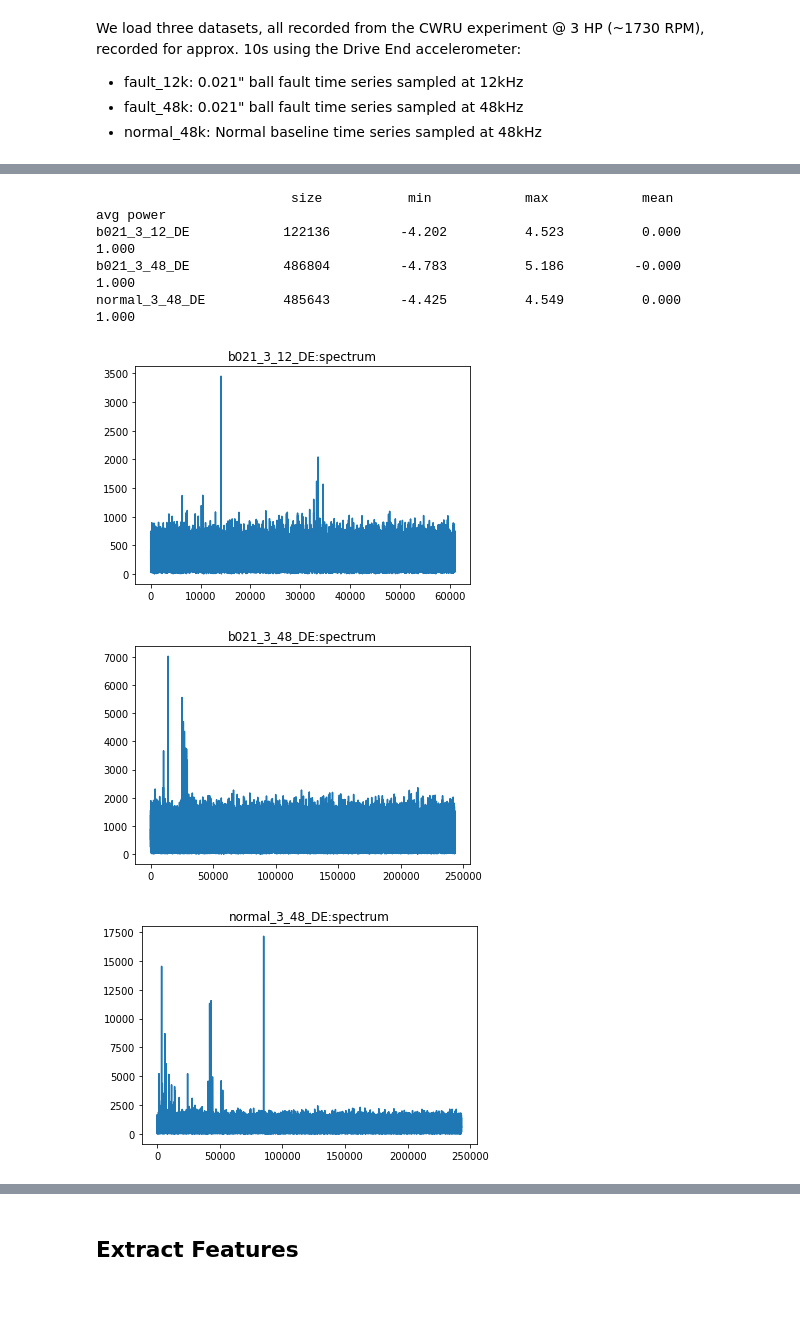
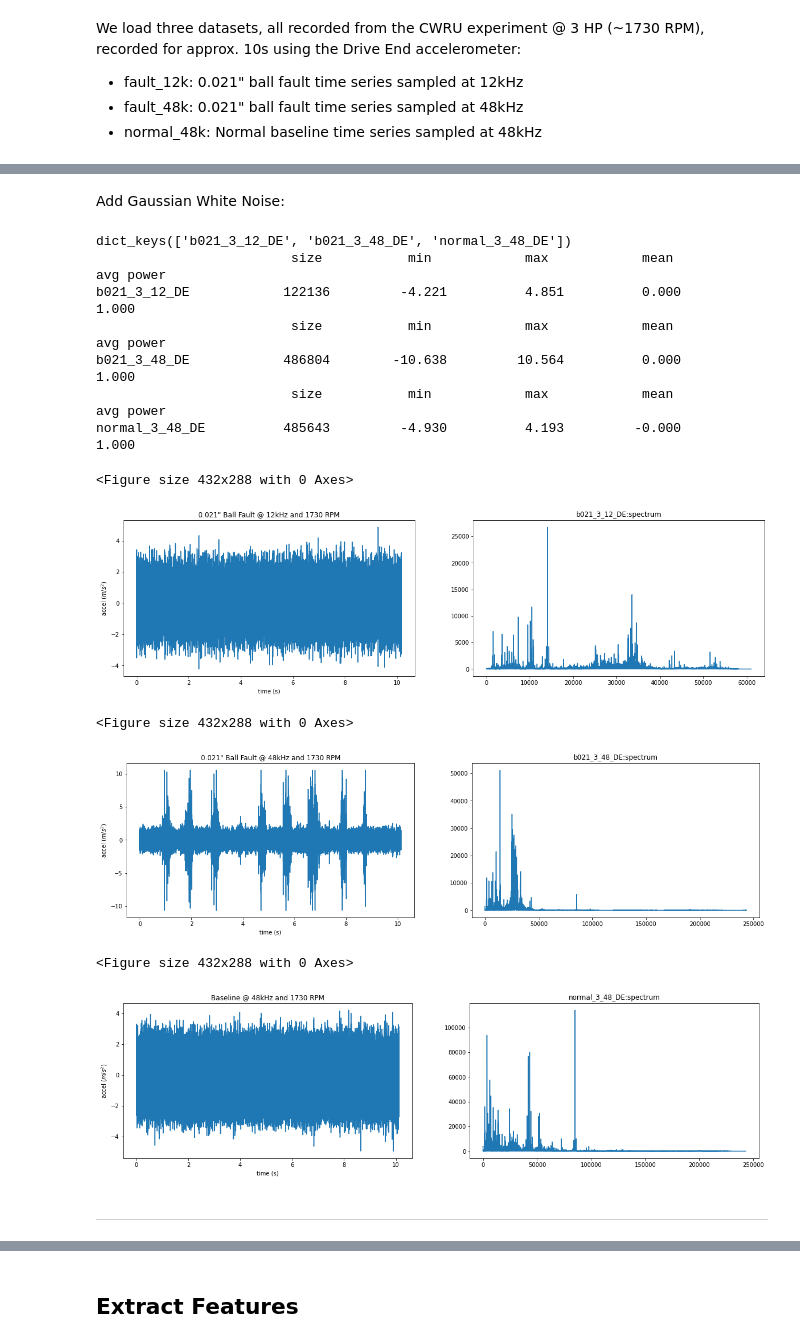
Before and after one commit to kwan919/COMPSCI760, a Jupyter notebook: notebooks/k-sampling_rate_comparison.ipynb, the cells around one changed output, grey strips where cells are left out. Drawn from its saved outputs; the diff is of its cells as text; code cells hidden in the pictures; blank space fills up the shorter version.

```diff
--- a/notebooks/k-sampling_rate_comparison.ipynb
+++ b/notebooks/k-sampling_rate_comparison.ipynb
@@ -51,0 +91,19 @@ normal_3_48_DE          485643         -0.306          0.284          0.012
+# %%
+def nomalize_data(data):
+    for k, v in data.items():
+        v_ = np.array(v['accel']).reshape(-1, 1)
+        v_ = preprocessing.StandardScaler().fit_transform(v_)
+        data[k]['accel'] = v_[:]
+# %%
+def add_WGN(k, v, snr):
+    """add Gaussian White Noise
+    PARAMATER:
+        data: DataFrame with nomalized signal value
+        snr: SNR
+    """
+    if snr == None:
+        return
+    pwr_m = 1/(10**(snr/10)) # snr: 10*log(Ps/Pn) and Ps is 1(nomalized)
+    v_ = v['accel']
+    n = np.random.normal(0, pwr_m, size=len(v_))
+    v[k] = np.add(n, v_)[:]
@@ -82,28 +147,27 @@ display_spetrum(DATA)
+# %% [markdown]
+Add Gaussian White Noise:
 # %%
-def add_WGN(data, snr):
-    """add Gaussian White Noise
-    PARAMATER:
-        data: DataFrame with unified signal value
-        snr: SNR
-    """
-    amp = 10**(snr/10)
-    for k, v in data.items():
-        v_ = v[0]
-        n = np.random.normal(0, snr, size=len(v))
-        data[k] = pd.DataFrame(data=list(np.add(n, v_)))
+SNR_CHOICES = [-4, -2, 0, 2, 4, 6, 8, 10, None]
 
-
-add_WGN(DATA, 3)
-unify_data(DATA)
-display_data_stat(DATA)
-display_spetrum(DATA)
+for k, v in DATA.items():
+    add_WGN(k, v, -4)
+nomalize_data(DATA)  # nomalize after noise added
+explore_data(DATA)
 # %% [output]
+dict_keys(['b021_3_12_DE', 'b021_3_48_DE', 'normal_3_48_DE'])
                          size           min            max            mean           avg power
-b021_3_12_DE            122136         -4.202          4.523          0.000          1.000
-b021_3_48_DE            486804         -4.783          5.186         -0.000          1.000
-normal_3_48_DE          485643         -4.425          4.549          0.000          1.000
+b021_3_12_DE            122136         -4.221          4.851          0.000          1.000
+                         size           min            max            mean           avg power
+b021_3_48_DE            486804        -10.638         10.564          0.000          1.000
+                         size           min            max            mean           avg power
+normal_3_48_DE          485643         -4.930          4.193         -0.000          1.000
+<Figure size 432x288 with 0 Axes>
-[figure, old version]
+[figure, new version]
+<Figure size 432x288 with 0 Axes>
-[figure, old version]
+[figure, new version]
+<Figure size 432x288 with 0 Axes>
-[figure, old version]
+[figure, new version]
+# %% [markdown]
+-------
 # %%
 # rename columns and add time column
```
Also changed, not shown: parts of 40 cells of this notebook.
